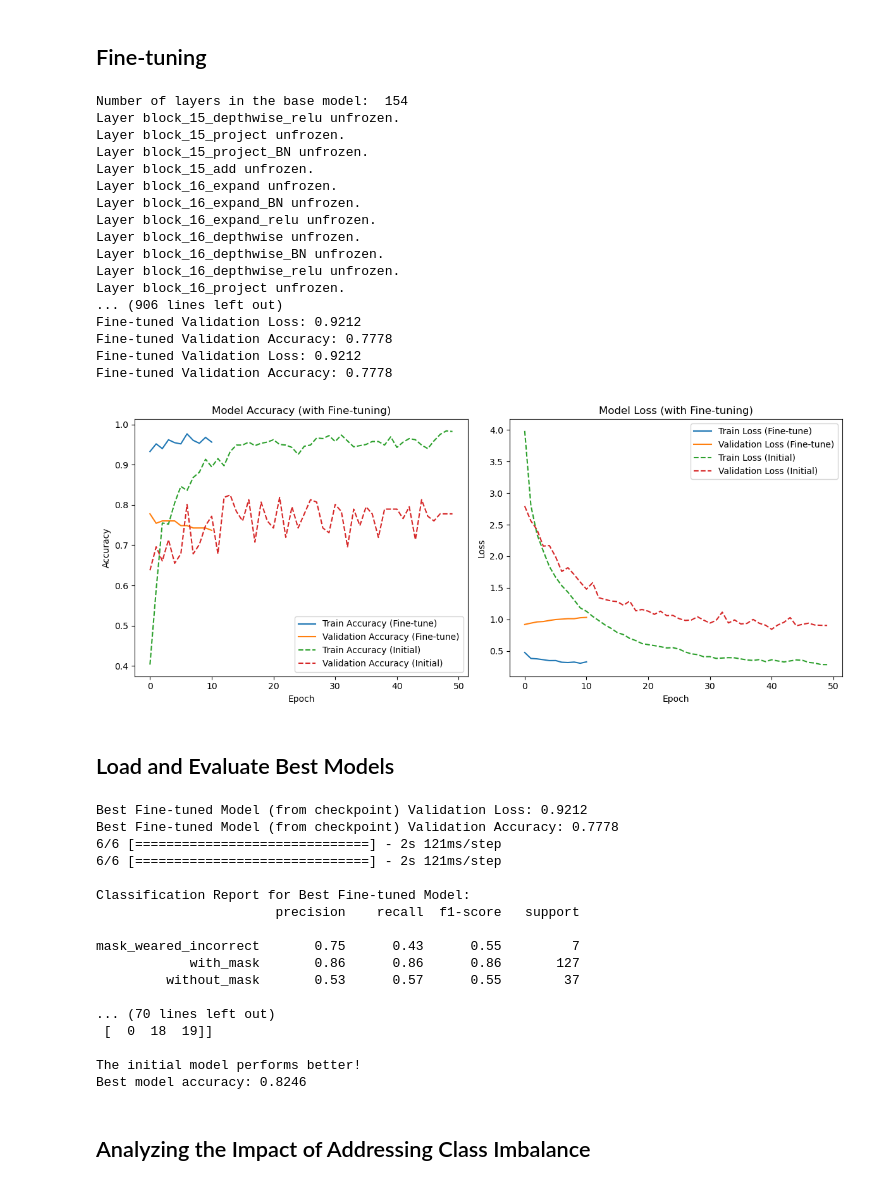
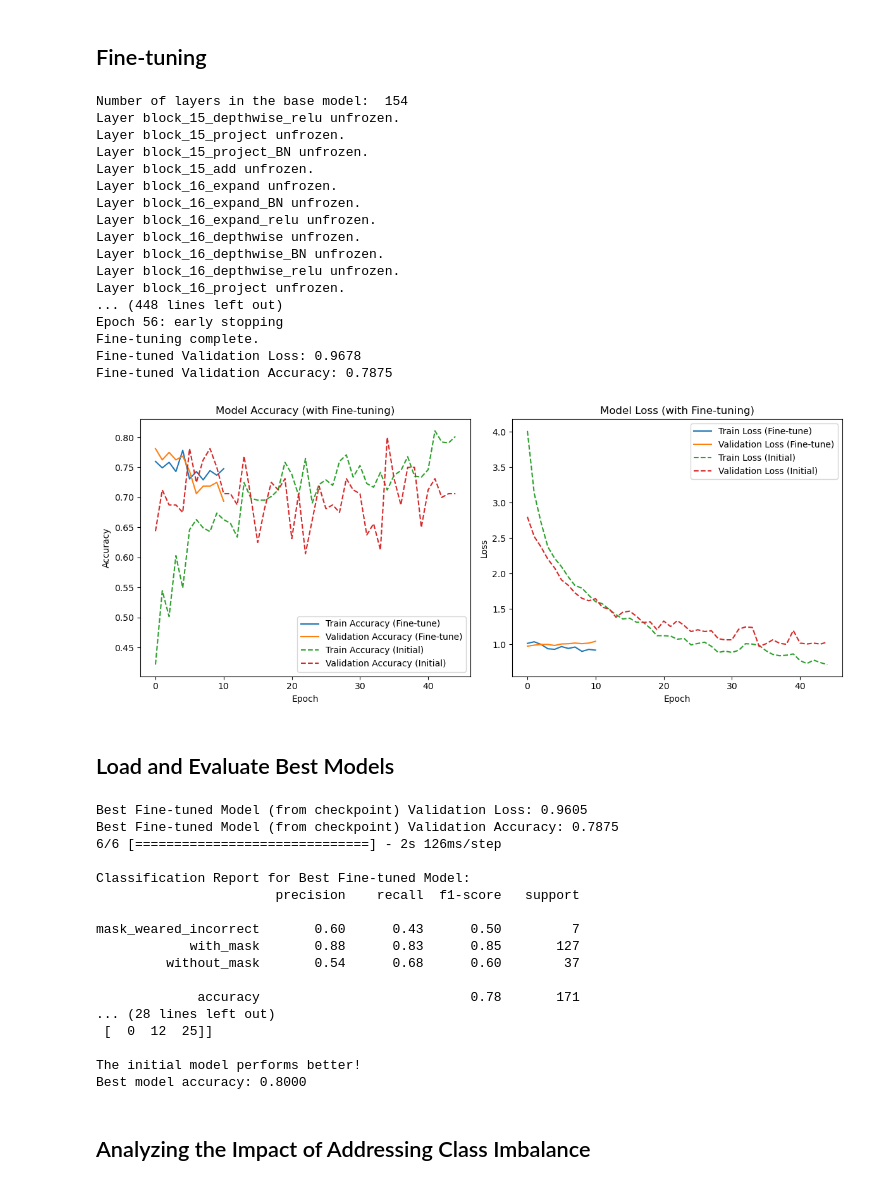
Before and after one commit to HoloDanger42/FinalProj, a Jupyter notebook: final.ipynb, the cells around one changed output. Drawn from its saved outputs; the diff is of its cells as text; code cells hidden in the pictures.

```diff
--- a/final.ipynb
+++ b/final.ipynb
@@ -213,13 +285,21 @@ model_checkpoint = ModelCheckpoint(
 epochs = 50
 batch_size = 32
 
-print("Starting training with class weights...")
+# Calculate steps per epoch and validation steps
+steps_per_epoch = len(X_train) // batch_size
+validation_steps = len(X_val) // batch_size
+
+# Make sure we have at least one step
+steps_per_epoch = max(1, steps_per_epoch)
+validation_steps = max(1, validation_steps)
+
+print("Starting training with augmentation and class weights...")
 history = model.fit(
-    X_train_processed,
-    y_train,
+    train_generator,
     epochs=epochs,
-    batch_size=batch_size,
-    validation_data=(X_val_processed, y_val),
+    steps_per_epoch=steps_per_epoch,
+    validation_data=validation_generator,
+    validation_steps=validation_steps,
     callbacks=[early_stopping, reduce_lr, model_checkpoint],
     class_weight=class_weights_dict,
 )
@@ -351,18 +433,18 @@ model_checkpoint_finetune = ModelCheckpoint(
     verbose=1,
 )
 
-print("\nStarting fine-tuning with class weights...")
+print("\nStarting fine-tuning with augmentation and class weights...")
 # You might want to train for fewer epochs during fine-tuning
 fine_tune_epochs = 20
 total_epochs = history.epoch[-1] + 1 + fine_tune_epochs
 
 history_fine_tune = model.fit(
-    X_train_processed,
-    y_train,
+    train_generator,
     epochs=total_epochs,
     initial_epoch=history.epoch[-1] + 1,  # Start from where the last training stopped
-    batch_size=batch_size,
-    validation_data=(X_val_processed, y_val),
+    steps_per_epoch=steps_per_epoch,
+    validation_data=validation_generator,
+    validation_steps=validation_steps,
     callbacks=[
         early_stopping,
         reduce_lr,
@@ -374,7 +456,9 @@ history_fine_tune = model.fit(
 print("Fine-tuning complete.")
 
 # Evaluate after fine-tuning
-loss_ft, accuracy_ft = model.evaluate(X_val_processed, y_val, verbose=0)
+loss_ft, accuracy_ft = model.evaluate(
+    validation_generator, steps=validation_steps, verbose=0
+)
 print(f"Fine-tuned Validation Loss: {loss_ft:.4f}")
 print(f"Fine-tuned Validation Accuracy: {accuracy_ft:.4f}")
 
@@ -397,39 +481,39 @@ plt.plot(
 plt.title("Model Accuracy (with Fine-tuning)")
 plt.xlabel("Epoch")
 plt.ylabel("Accuracy")
 plt.legend()
 
 plt.subplot(1, 2, 2)
 plt.plot(history_fine_tune.history["loss"], label="Train Loss (Fine-tune)")
 plt.plot(history_fine_tune.history["val_loss"], label="Validation Loss (Fine-tune)")
 plt.plot(history.history["loss"], label="Train Loss (Initial)", linestyle="--")
 plt.plot(history.history["val_loss"], label="Validation Loss (Initial)", linestyle="--")
 plt.title("Model Loss (with Fine-tuning)")
 plt.xlabel("Epoch")
 plt.ylabel("Loss")
 plt.legend()
 
 plt.tight_layout()
 plt.show()
 # %% [output]
 Number of layers in the base model:  154
 Layer block_15_depthwise_relu unfrozen.
 Layer block_15_project unfrozen.
 Layer block_15_project_BN unfrozen.
 Layer block_15_add unfrozen.
 Layer block_16_expand unfrozen.
 Layer block_16_expand_BN unfrozen.
 Layer block_16_expand_relu unfrozen.
 Layer block_16_depthwise unfrozen.
 Layer block_16_depthwise_BN unfrozen.
 Layer block_16_depthwise_relu unfrozen.
 Layer block_16_project unfrozen.
-... (906 lines left out)
-Fine-tuned Validation Loss: 0.9212
-Fine-tuned Validation Accuracy: 0.7778
-Fine-tuned Validation Loss: 0.9212
-Fine-tuned Validation Accuracy: 0.7778
+... (448 lines left out)
+Epoch 56: early stopping
+Fine-tuning complete.
+Fine-tuned Validation Loss: 0.9678
+Fine-tuned Validation Accuracy: 0.7875
-[figure, old version]
+[figure, new version]
 # %% [markdown]
 ## Load and Evaluate Best Models
 # %%
@@ -439,7 +523,7 @@ from tensorflow.keras.models import load_model
 try:
     best_finetuned_model = load_model("best_mask_detector_mobilenetv2_finetuned.keras")
     loss_best_ft, accuracy_best_ft = best_finetuned_model.evaluate(
-        X_val_processed, y_val, verbose=0
+        validation_generator, steps=validation_steps, verbose=0
     )
     print(
         f"Best Fine-tuned Model (from checkpoint) Validation Loss: {loss_best_ft:.4f}"
@@ -470,7 +554,7 @@ except (OSError, IOError) as e:
 try:
     best_initial_model = load_model("best_mask_detector_mobilenetv2.keras")
     loss_initial, accuracy_initial = best_initial_model.evaluate(
-        X_val_processed, y_val, verbose=0
+        validation_generator, steps=validation_steps, verbose=0
     )
     print(f"\nBest Initial Model (from checkpoint) Validation Loss: {loss_initial:.4f}")
     print(
@@ -505,23 +589,23 @@ if "accuracy_best_ft" in locals() and "accuracy_initial" in locals():
 
     print(f"Best model accuracy: {max(accuracy_best_ft, accuracy_initial):.4f}")
 # %% [output]
-Best Fine-tuned Model (from checkpoint) Validation Loss: 0.9212
-Best Fine-tuned Model (from checkpoint) Validation Accuracy: 0.7778
-6/6 [==============================] - 2s 121ms/step
-6/6 [==============================] - 2s 121ms/step
+Best Fine-tuned Model (from checkpoint) Validation Loss: 0.9605
+Best Fine-tuned Model (from checkpoint) Validation Accuracy: 0.7875
+6/6 [==============================] - 2s 126ms/step
 
 Classification Report for Best Fine-tuned Model:
                        precision    recall  f1-score   support
 
-mask_weared_incorrect       0.75      0.43      0.55         7
-            with_mask       0.86      0.86      0.86       127
-         without_mask       0.53      0.57      0.55        37
+mask_weared_incorrect       0.60      0.43      0.50         7
+            with_mask       0.88      0.83      0.85       127
+         without_mask       0.54      0.68      0.60        37
 
-... (70 lines left out)
- [  0  18  19]]
+             accuracy                           0.78       171
+... (28 lines left out)
+ [  0  12  25]]
 
 The initial model performs better!
-Best model accuracy: 0.8246
+Best model accuracy: 0.8000
 # %% [markdown]
 ## Analyzing the Impact of Addressing Class Imbalance
 # %%
```
Also changed, not shown: parts of 13 cells of this notebook.
